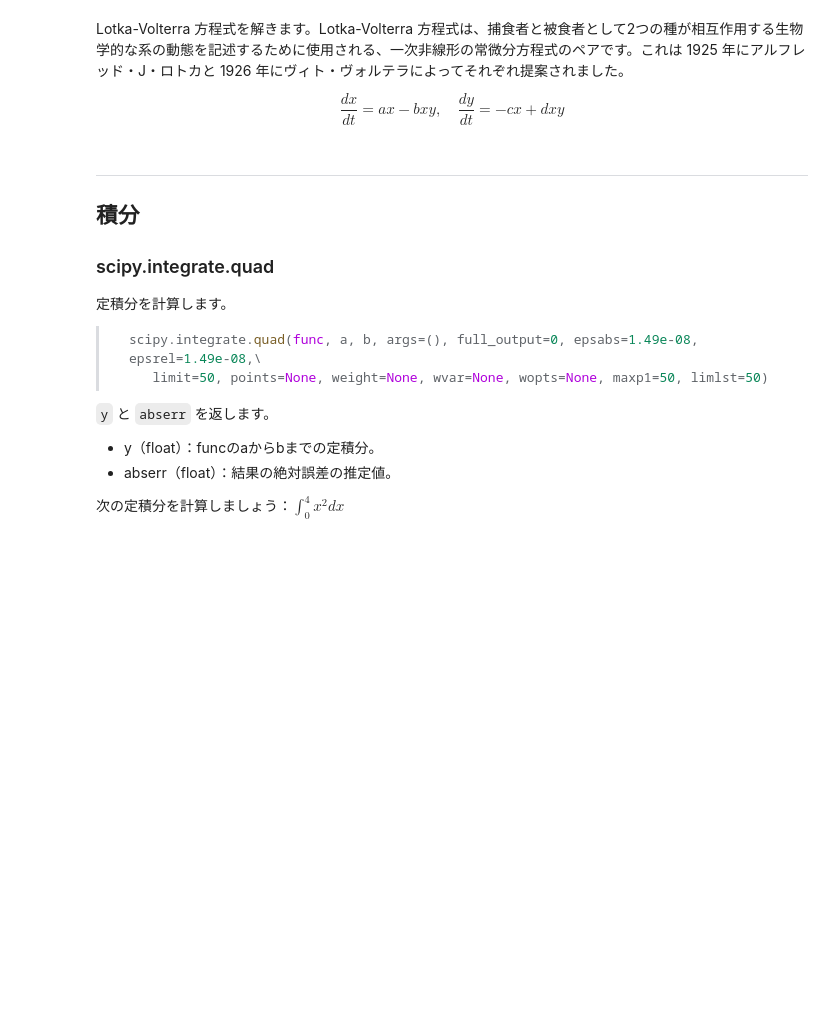
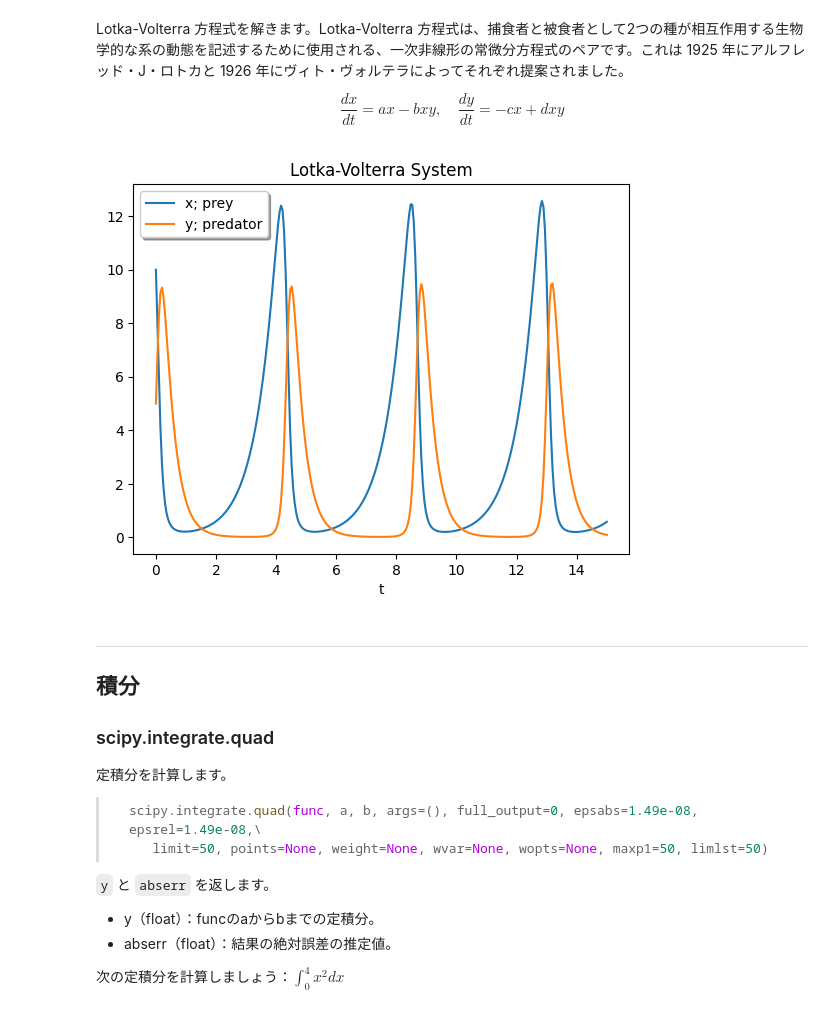
Before and after one commit to kkensuke/myjb-ja, a Jupyter notebook: _build/html/_sources/pages/python/scipy.ipynb, the cells around one changed output. Saved outputs shown, nothing was run; the diff lists cells and outputs as text; code cells hidden in the pictures; blank space fills up the shorter version.

```diff
--- a/_build/html/_sources/pages/python/scipy.ipynb
+++ b/_build/html/_sources/pages/python/scipy.ipynb
@@ -28,22 +28,24 @@ $$ \frac{dx}{dt} = ax - bxy ,\quad \frac{dy}{dt} = -cx + dxy  $$
 # %%
 from scipy.integrate import solve_ivp
 
 
 def lotkavolterra(t, z, a, b, c, d):
     x, y = z
     return [a * x - b * x * y, -c * y + d * x * y]
 
 
 sol = solve_ivp(lotkavolterra, [0, 15], [10, 5], args=(1.5, 1, 3, 1), dense_output=True)
 
 t = np.linspace(0, 15, 300)
 z = sol.sol(t)
 
 plt.plot(t, z.T)
 plt.xlabel("t")
-plt.legend(["x; 被食者", "y; 捕食者"], shadow=True)
-plt.title("Lotka-Volterraシステム")
+plt.legend(["x; prey", "y; predator"], shadow=True)
+plt.title("Lotka-Volterra System")
 plt.show()
+# %% [output]
+[figure, added]
 # %% [markdown]
 ---
 ## 積分
```
Also changed, not shown: parts of 5 cells of this notebook, 12 other files.
